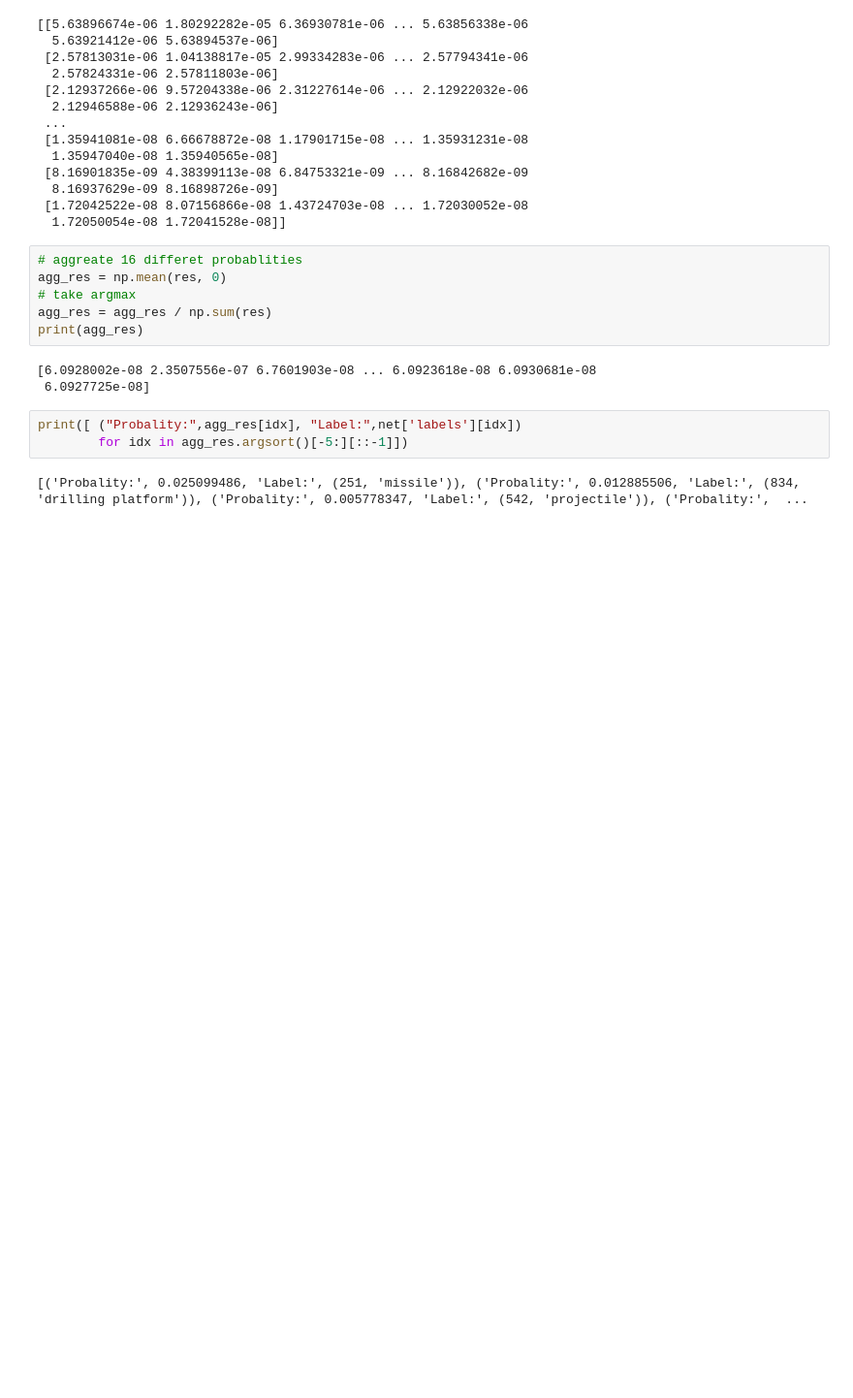
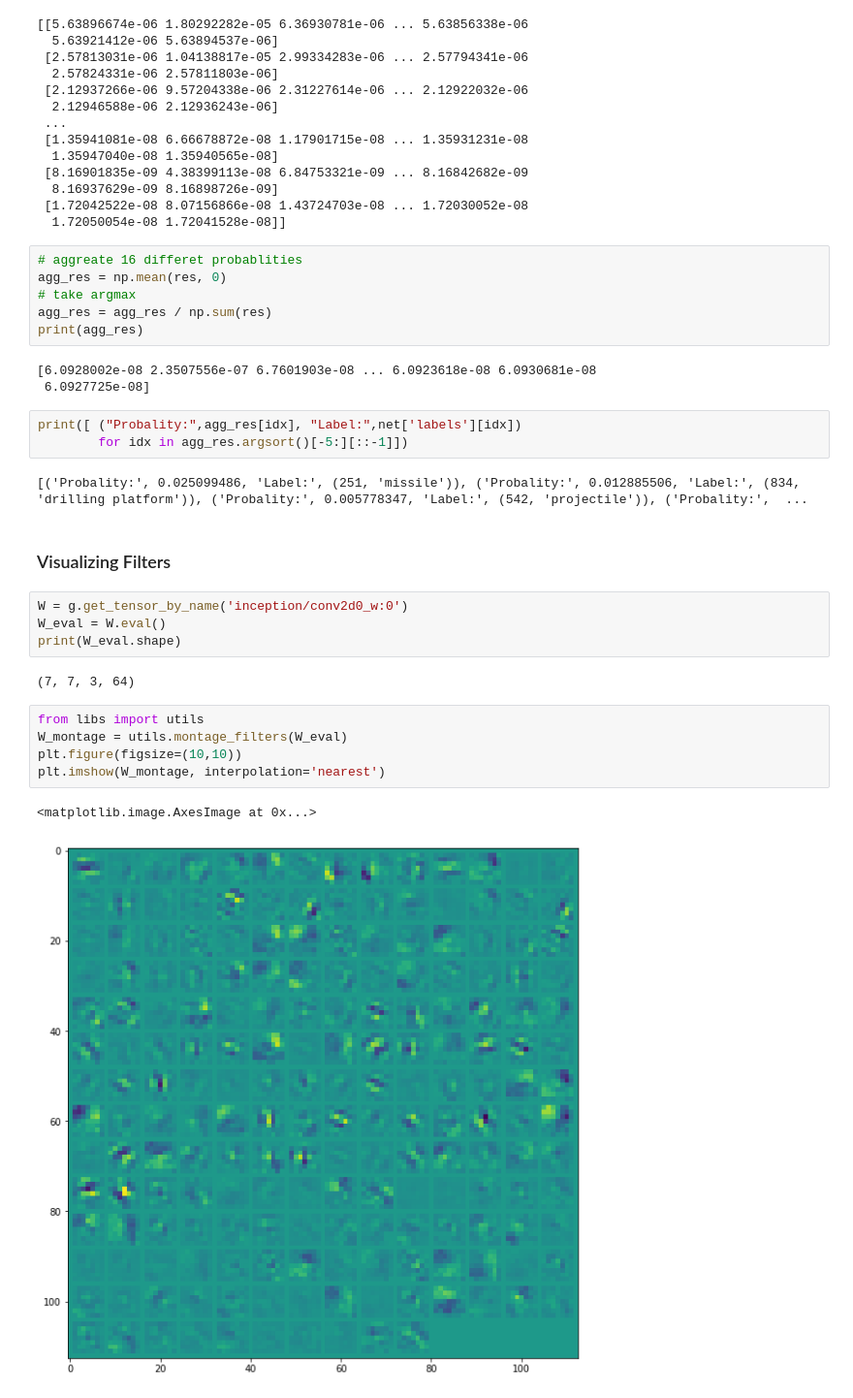
Before and after one commit to jaynilpatel/image-recognition, a Jupyter notebook: image-recognition.ipynb, the cells around one changed output. Shown: that part at 97% size. Drawn from its saved outputs; the diff is of its cells as text; blank space fills up the shorter version.

Commit message:
adds visualization of filters

```diff
--- a/image-recognition.ipynb
+++ b/image-recognition.ipynb
@@ -114,3 +114,19 @@ print([ ("Probality:",agg_res[idx], "Label:",net['labels'][idx])
         for idx in agg_res.argsort()[-5:][::-1]])
 # %% [output]
 [('Probality:', 0.025099486, 'Label:', (251, 'missile')), ('Probality:', 0.012885506, 'Label:', (834, 'drilling platform')), ('Probality:', 0.005778347, 'Label:', (542, 'projectile')), ('Probality:',  ...
+# %% [markdown]
+### Visualizing Filters
+# %%
+W = g.get_tensor_by_name('inception/conv2d0_w:0')
+W_eval = W.eval()
+print(W_eval.shape)
+# %% [output]
+(7, 7, 3, 64)
+# %%
+from libs import utils
+W_montage = utils.montage_filters(W_eval)
+plt.figure(figsize=(10,10))
+plt.imshow(W_montage, interpolation='nearest')
+# %% [output]
+<matplotlib.image.AxesImage at 0x...>
+[figure, added]
```
